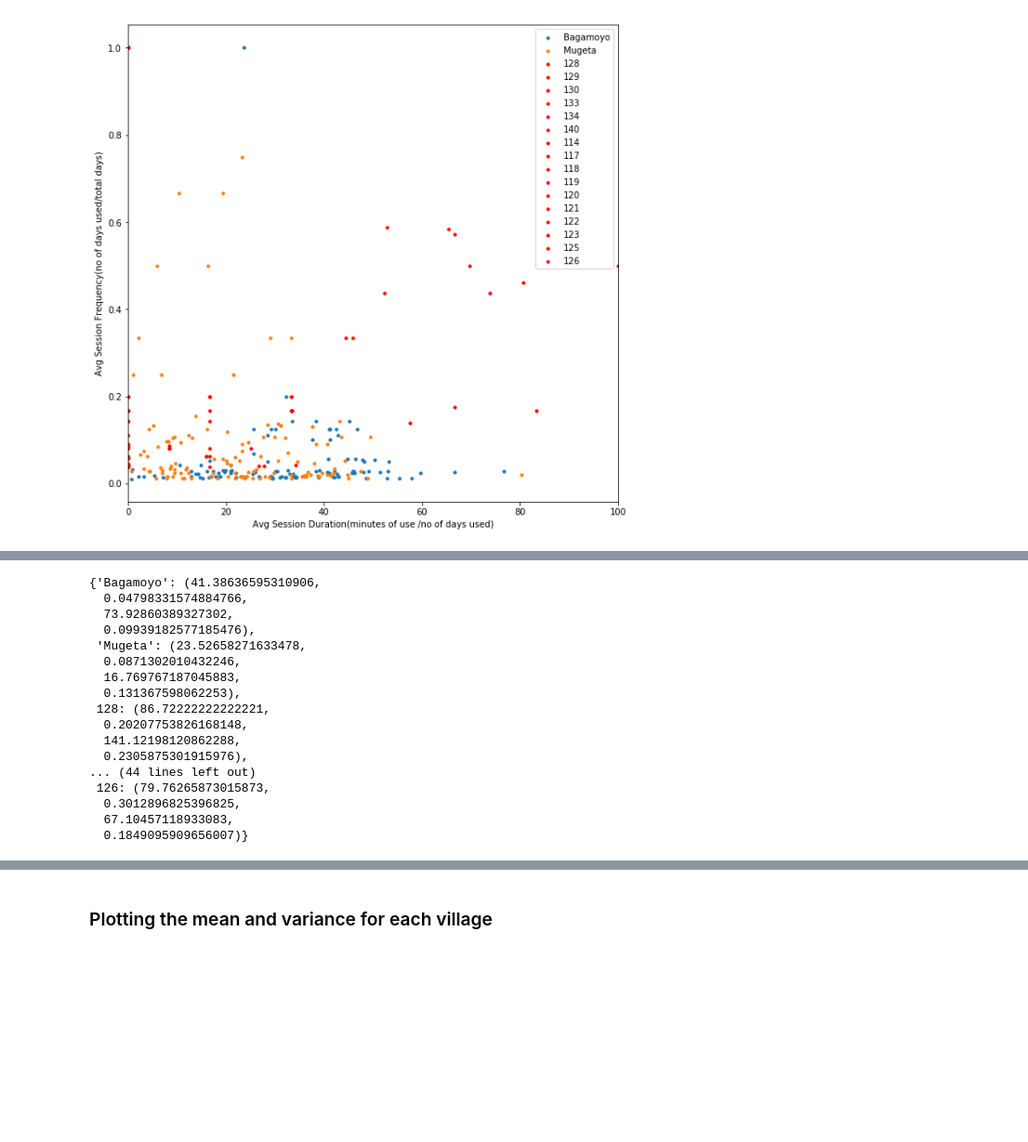
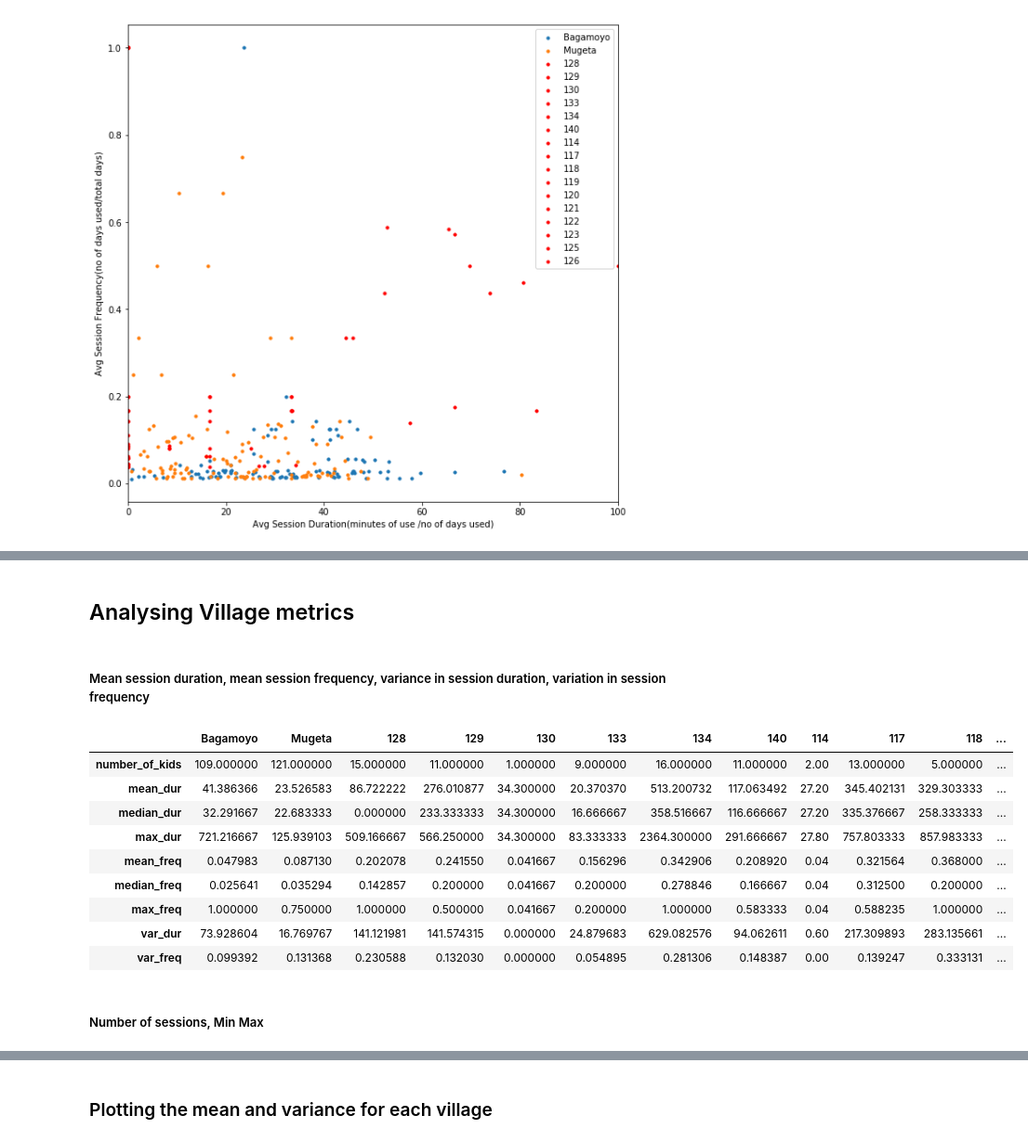
Before and after one commit to amogh112/robotutor_data_analysis, a Jupyter notebook: robotutor_data_analysis.ipynb, the cells around one changed output, grey strips where cells are left out. Shown: that part at 93% size. Cells and saved outputs as stored; diff of their text form; code cells hidden in the pictures; blank space fills up the shorter version.

Commit message:
added additional village level analysis

```diff
--- a/robotutor_data_analysis.ipynb
+++ b/robotutor_data_analysis.ipynb
@@ -236,5 +289,10 @@ def getAvgSessionFrequency(df_data, village, student_id):
 # %%
 def getDurationFrequencyInVillage(df_data, village):
+
+    """
+    Returns the tuple of two lists - of average session frequency and average session frequency
+    """
+
     list_children = list(set(df_data[df_data['KC (Village)'] == village] ['Anon Student Id']))
     print("Village {} has {} student ids".format(village, len(list_children)))
     list_avg_session_duration = [getAvgSessionDuration(df_data, village, student_id) for student_id in list_children]
@@ -243,3 +321,16 @@ def getDurationFrequencyInVillage(df_data, village):
+# %%
+def getNumberOfKids(village):
+
+    """
+    Returns number of kids in a village
+    """
+
+    if(village == "Mugeta" or village == "Bagamoyo"):
+        df_data = df_data_beta_sites
+    else:
+        df_data = df_data_field
+    list_children = list(set(df_data[df_data['KC (Village)'] == village] ['Anon Student Id']))
+    return len(list_children)
 # %% [raw]
 #sample_use
 getDurationFrequencyInVillage(df_data_beta_sites,"Bagamoyo")
@@ -393,8 +459,13 @@ def getUsageMetrics(village):
         list_avg_session_duration, list_avg_session_frequency = dic_village_freqdur_field[village]
     array_avg_session_duration_minutes = np.array(list_avg_session_duration)/60
     array_avg_session_frequency = np.array(list_avg_session_frequency)
+    number_of_kids = getNumberOfKids(village)
     mean_session_duration = np.mean(array_avg_session_duration_minutes)
+    median_session_duration = np.median(array_avg_session_duration_minutes)
+    max_session_duration = np.max(array_avg_session_duration_minutes)
     mean_session_frequency = np.mean(array_avg_session_frequency)
+    median_session_frequency = np.median(array_avg_session_frequency)
+    max_session_frequency = np.max(array_avg_session_frequency)
     std_session_duration = np.std(array_avg_session_duration_minutes)
     std_session_frequency = np.std(array_avg_session_frequency)
-    return(mean_session_duration, mean_session_frequency, std_session_duration, std_session_frequency)
+    return(number_of_kids, mean_session_duration, median_session_duration, max_session_duration, mean_session_frequency, median_session_frequency, max_session_frequency, std_session_duration, std_session_frequency)
@@ -407,22 +506,23 @@ getUsageMetrics("Mugeta")
+# %% [markdown]
+## Analysing Village metrics
+# %% [markdown]
+##### Mean session duration, mean session frequency, variance in session duration, variation in session frequency
 # %%
 dic_metrics = { village:getUsageMetrics(village) for village in list_villages}
-# %%
-dic_metrics
-# %% [output]
-{'Bagamoyo': (41.38636595310906,
-  0.04798331574884766,
-  73.92860389327302,
-  0.09939182577185476),
- 'Mugeta': (23.52658271633478,
-  0.0871302010432246,
-  16.769767187045883,
-  0.131367598062253),
- 128: (86.72222222222221,
-  0.20207753826168148,
-  141.12198120862288,
-  0.2305875301915976),
-... (44 lines left out)
- 126: (79.76265873015873,
-  0.3012896825396825,
-  67.10457118933083,
-  0.1849095909656007)}
+# %%
+df_metrics = pd.DataFrame.from_dict(dic_metrics)
+df_metrics.index = ['number_of_kids','mean_dur','median_dur','max_dur','mean_freq','median_freq','max_freq','var_dur','var_freq']
+df_metrics
+# %% [output]
+|  | Bagamoyo | Mugeta | 128 | 129 | 130 | 133 | 134 | 140 | 114 | 117 | 118 | ... |
+| number_of_kids | 109.000000 | 121.000000 | 15.000000 | 11.000000 | 1.000000 | 9.000000 | 16.000000 | 11.000000 | 2.00 | 13.000000 | 5.000000 | ... |
+| mean_dur | 41.386366 | 23.526583 | 86.722222 | 276.010877 | 34.300000 | 20.370370 | 513.200732 | 117.063492 | 27.20 | 345.402131 | 329.303333 | ... |
+| median_dur | 32.291667 | 22.683333 | 0.000000 | 233.333333 | 34.300000 | 16.666667 | 358.516667 | 116.666667 | 27.20 | 335.376667 | 258.333333 | ... |
+| max_dur | 721.216667 | 125.939103 | 509.166667 | 566.250000 | 34.300000 | 83.333333 | 2364.300000 | 291.666667 | 27.80 | 757.803333 | 857.983333 | ... |
+| mean_freq | 0.047983 | 0.087130 | 0.202078 | 0.241550 | 0.041667 | 0.156296 | 0.342906 | 0.208920 | 0.04 | 0.321564 | 0.368000 | ... |
+| median_freq | 0.025641 | 0.035294 | 0.142857 | 0.200000 | 0.041667 | 0.200000 | 0.278846 | 0.166667 | 0.04 | 0.312500 | 0.200000 | ... |
+| max_freq | 1.000000 | 0.750000 | 1.000000 | 0.500000 | 0.041667 | 0.200000 | 1.000000 | 0.583333 | 0.04 | 0.588235 | 1.000000 | ... |
+| var_dur | 73.928604 | 16.769767 | 141.121981 | 141.574315 | 0.000000 | 24.879683 | 629.082576 | 94.062611 | 0.60 | 217.309893 | 283.135661 | ... |
+| var_freq | 0.099392 | 0.131368 | 0.230588 | 0.132030 | 0.000000 | 0.054895 | 0.281306 | 0.148387 | 0.00 | 0.139247 | 0.333131 | ... |
+# %% [markdown]
+##### Number of sessions, Min Max
```
Also changed, not shown: parts of 45 cells of this notebook.
